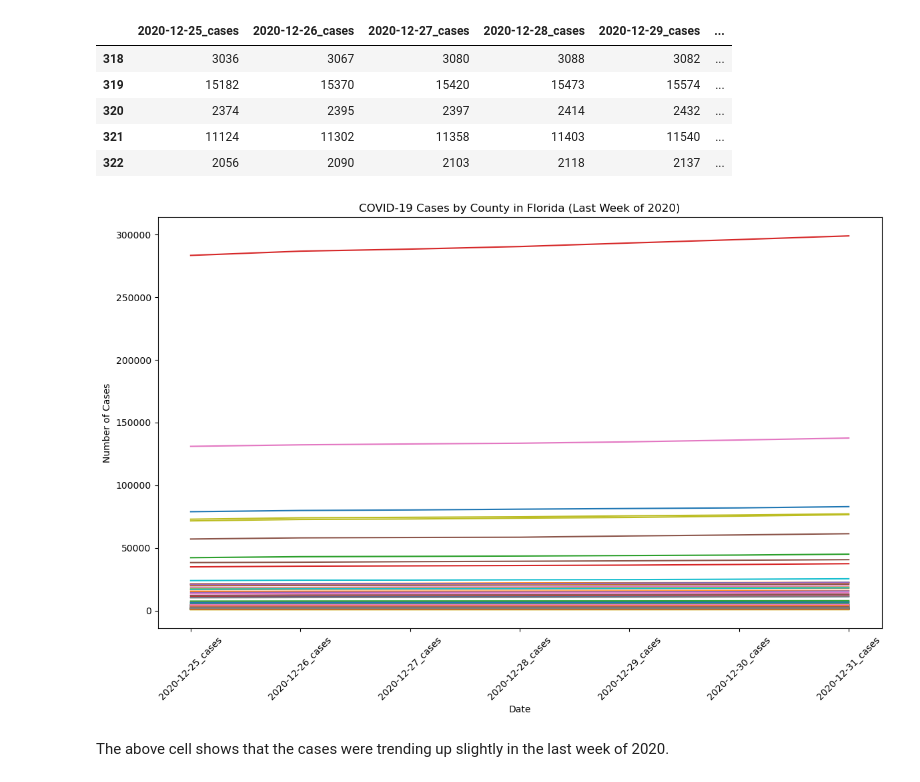
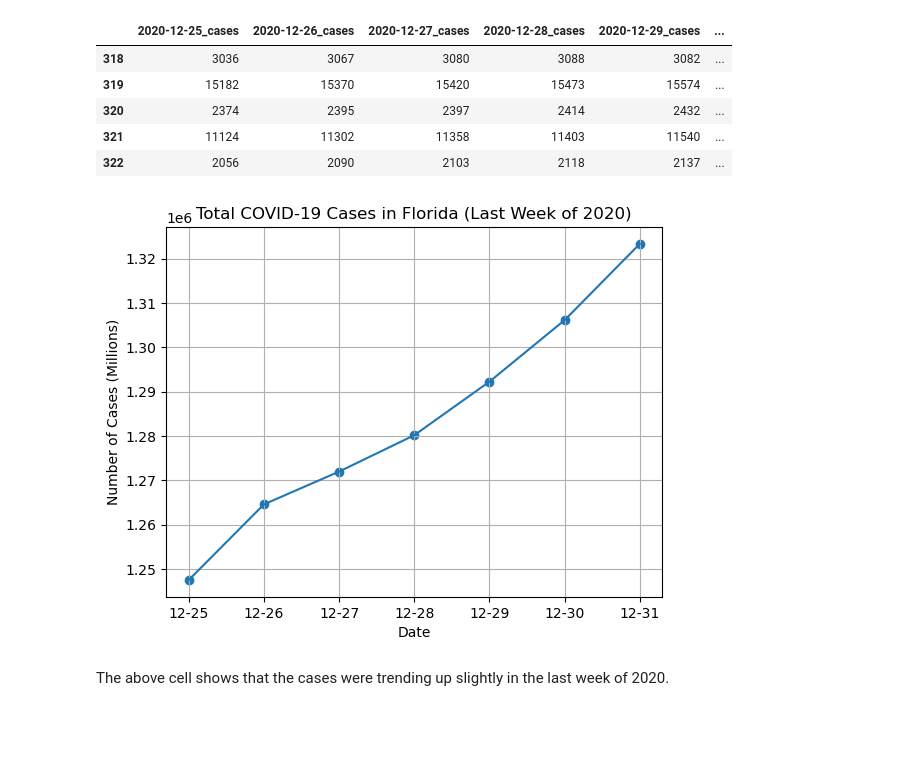
Before and after one commit to smbarber2/405ProjectGroup1, a Jupyter notebook: derek.ipynb, the cells around one changed output. Cells and saved outputs as stored; diff of their text form; code cells hidden in the pictures; blank space fills up the shorter version.

Commit message:
Update the plot of florida covid cases to show total across the state, not by county

```diff
--- a/derek.ipynb
+++ b/derek.ipynb
@@ -76,18 +76,21 @@ florida_last_week_cases.head()
 | 321 | 11124 | 11302 | 11358 | 11403 | 11540 | ... |
 | 322 | 2056 | 2090 | 2103 | 2118 | 2137 | ... |
 # %%
-# Plot data to observe trends. Plotting each county as cases vs. time (in days)
-plt.figure(figsize=(14, 8))
-for county in florida_last_week_cases.index:
-    plt.plot(florida_last_week_cases.columns, florida_last_week_cases.loc[county])
+# Plot data to observe trends. Plotting the sum of cases across all counties vs. time (in days)
+total_cases = florida_last_week_cases.sum(axis=0)
+dates_pretty = total_cases.index.str[5:-6]
+cases = total_cases.values
+
+plt.plot(dates_pretty, cases)
+plt.scatter(dates_pretty, cases)
 
 plt.xlabel('Date')
-plt.ylabel('Number of Cases')
-plt.title('COVID-19 Cases by County in Florida (Last Week of 2020)')
-plt.xticks(rotation=45)
+plt.ylabel('Number of Cases (Millions)')
+plt.grid()
+plt.title('Total COVID-19 Cases in Florida (Last Week of 2020)')
 plt.show()
 # %% [output]
-[figure, old version]
+[figure, new version]
 # %% [markdown]
 The above cell shows that the cases were trending up slightly in the last week of 2020.
 # %%
```
